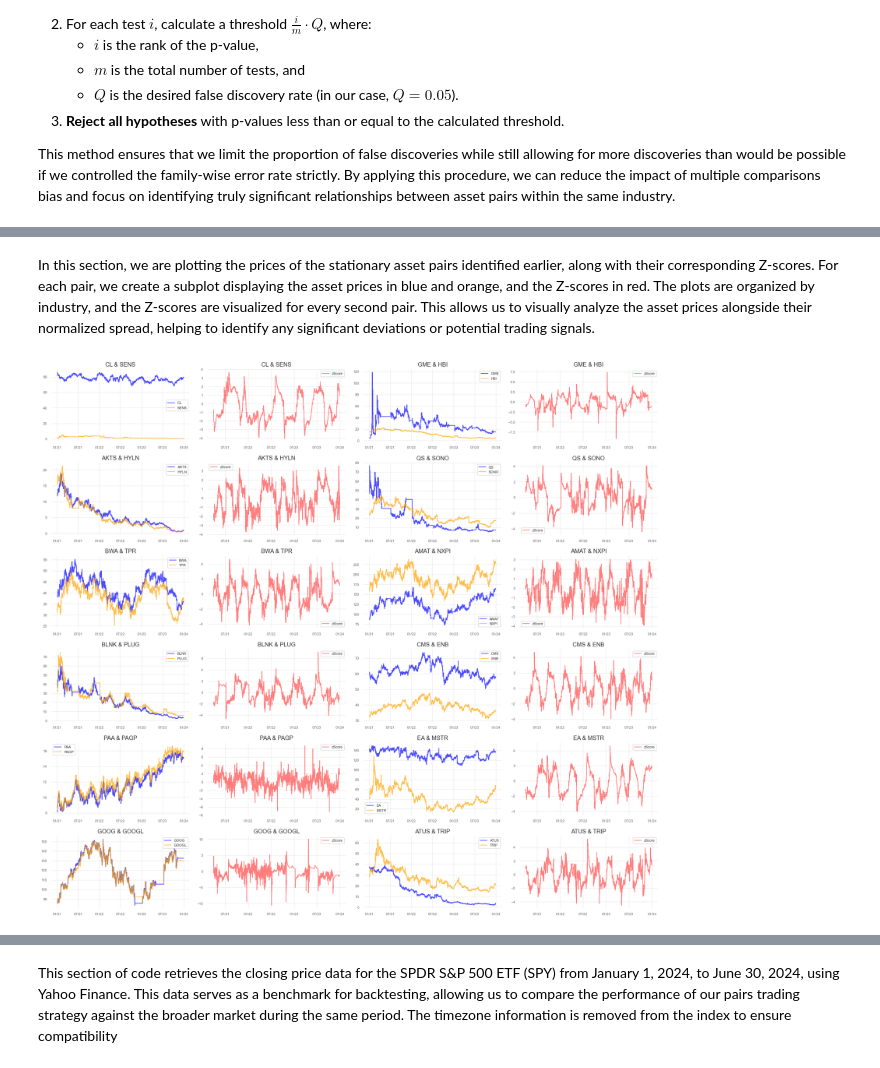
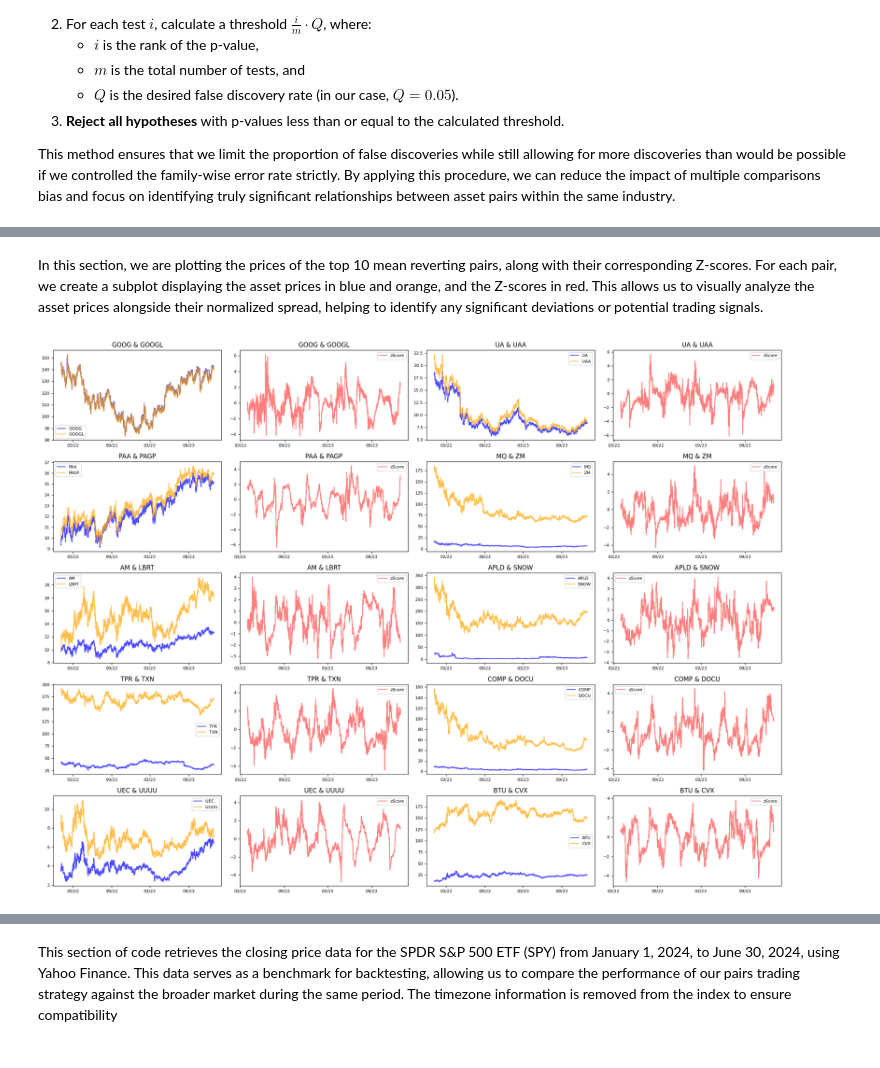
Before and after one commit to lucasbertovic/Statistical-Arbitrage-Pairs-Trading, a Jupyter notebook: Pairs.ipynb, the cells around one changed output, grey strips where cells are left out. Cells and saved outputs as stored; diff of their text form; code cells hidden in the pictures.

Commit message:
Minute data update

```diff
--- a/Pairs.ipynb
+++ b/Pairs.ipynb
@@ -410,0 +450,30 @@ for industry in set([p[0] for p in stationary_pairs]):
+# %%
+# Initialize list to store half-life data
+half_life_data = []
+
+for industry in trading_dataframes:
+    data = trading_dataframes[industry].copy()
+    pair_zscores = [column for column in data if '_zScore' in column]
+    data = data[data.index < pd.Timestamp('2024-01-01').tz_localize('UTC')]  # Use only in-sample data
+
+    # Calculate half-life for each pair's z-score
+    for pair in pair_zscores:
+        spread = pd.DataFrame(data[pair]).dropna()  # Get spread data and drop NaNs
+        spread[pair + '_Diff'] = spread[pair].diff()
+
+        # Prepare data for regression: y = spread_diff, x = spread
+        y = spread[pair + '_Diff'].shift(-1)[:-1]
+        x = sm.add_constant(spread[pair][:-1])
+
+        # Fit OLS regression and calculate half-life of mean reversion
+        model = sm.OLS(y, x).fit()
+        theta = model.params[pair]
+        half_life = np.log(2) / -theta
+        if pair[:-7] != 'ALTM_SENS':
+            half_life_data.append([industry, pair[:-7], float(half_life)])
+
+# Convert to DataFrame and select the top 5 pairs with the shortest half-life
+half_life_df = pd.DataFrame(half_life_data, columns=['Industry','Pair', 'Half Life'])
+half_life_df = half_life_df.sort_values(by='Half Life', ascending=True).reset_index(drop=True)
+top_10_pairs = half_life_df.nsmallest(10, 'Half Life')['Pair'].tolist()
+half_life_df.head(10)
@@ -411,5 +534,5 @@ for industry in set([p[0] for p in stationary_pairs]):
 # %% [markdown]
-In this section, we are plotting the prices of the stationary asset pairs identified earlier, along with their corresponding Z-scores. For each pair, we create a subplot displaying the asset prices in blue and orange, and the Z-scores in red. The plots are organized by industry, and the Z-scores are visualized for every second pair. This allows us to visually analyze the asset prices alongside their normalized spread, helping to identify any significant deviations or potential trading signals.
+In this section, we are plotting the prices of the top 10 mean reverting pairs, along with their corresponding Z-scores. For each pair, we create a subplot displaying the asset prices in blue and orange, and the Z-scores in red. This allows us to visually analyze the asset prices alongside their normalized spread, helping to identify any significant deviations or potential trading signals.
 # %%
 import matplotlib.pyplot as plt
 import math
@@ -418,13 +541,14 @@ import matplotlib.dates as mdates
 # Initialize an empty list to store all the column pairs
 all_column_pairs = []
 
-# Loop through each dataframe in trading_dataframes
-for industry, plot_data in trading_dataframes.items():
-    # Extract column pairs for the current dataframe
-    column_pairs = [[industry] + [p[1],p[2]] for p in stationary_pairs if p[0] == industry]
-    for p in column_pairs:
-        all_column_pairs.append(p)
-        all_column_pairs.append(p)
+for index, row in half_life_df.iterrows():
+    industry = row['Industry']
+    pair = row['Pair'].split('_')
+    all_column_pairs.append([industry, pair[0], pair[1]])
+    all_column_pairs.append([industry, pair[0], pair[1]])
+    if index == 9:
+        break
+
 
 #Calculate the number of rows needed for the subplot grid
 num_rows = math.ceil(len(all_column_pairs) / 4)
@@ -433,31 +557,31 @@ num_rows = math.ceil(len(all_column_pairs) / 4)
 fig, axes = plt.subplots(num_rows, 4, figsize=(20, 3 * num_rows))
 
 # # Flatten the axes array to make it easier to loop through
 axes = axes.flatten()
 
 #Loop through each subplot and column pair
 for i, (ax, (industry, col1, col2)) in enumerate(zip(axes, all_column_pairs)):
     data = trading_dataframes[industry]
     data = data[data.index < pd.Timestamp('2024-01-01').tz_localize('UTC')]
     if i % 2 == 0:
         ax.plot(data.index, data[col1], label=col1, color="blue", alpha=0.7)
         ax.plot(data.index, data[col2], label=col2, color="orange", alpha=0.7)
     else:
         ax.plot(data.index, data[col1 + '_' + col2 + '_zScore'], label='zScore', color="red", alpha=0.5)
 
     ax.xaxis.set_major_locator(mdates.MonthLocator(interval=6))
     ax.xaxis.set_major_formatter(mdates.DateFormatter("%m/%y"))
 
     ax.tick_params(axis='x', labelsize=8)
     ax.tick_params(axis='y', labelsize=8)
 
 
     ax.set_title(f"{col1} & {col2}")
     ax.legend()
     ax.legend(fontsize=8)
 
 # Adjust layout for better spacing
 plt.tight_layout()
 plt.show()
 # %% [output]
-[figure, old version]
+[figure, new version]
```
Also changed, not shown: parts of 27 cells of this notebook, 7 other files.
